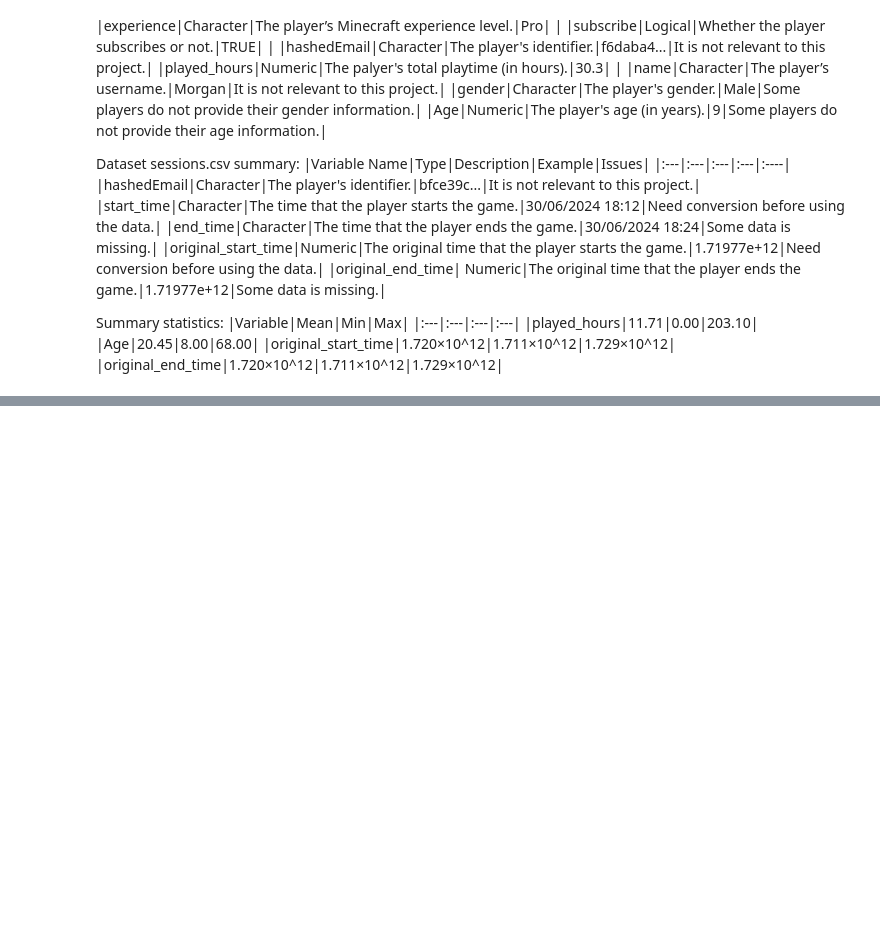
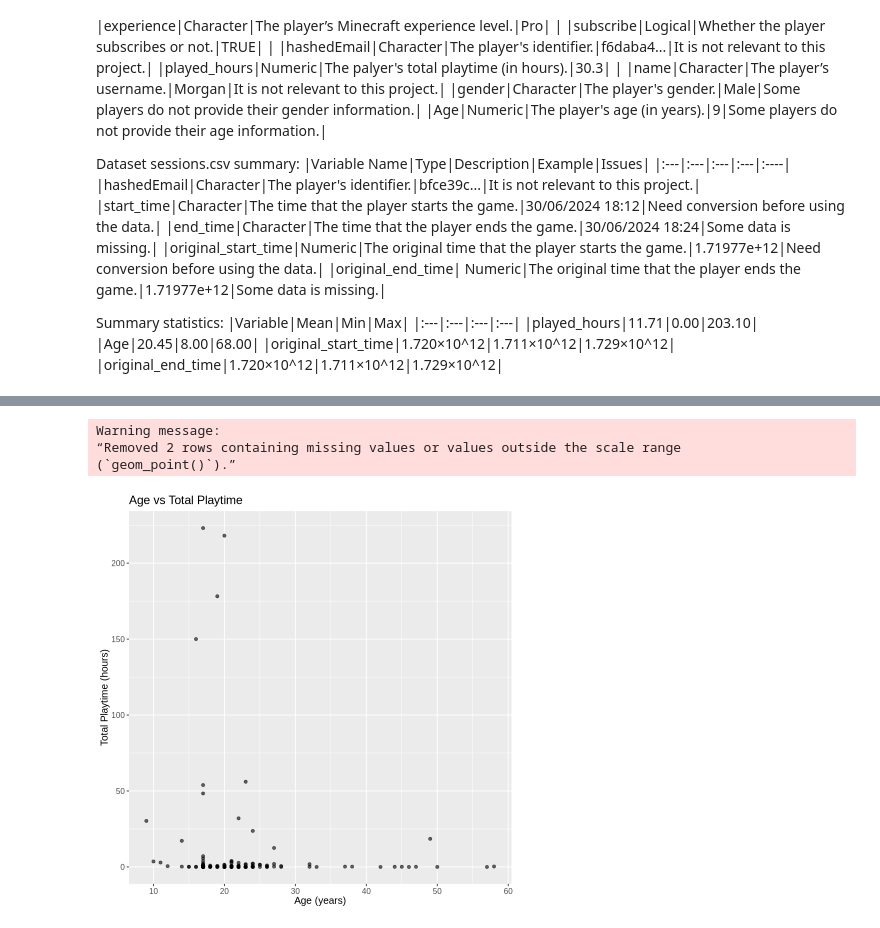
Before and after one commit to cxy641/Project-DSCI100-004-30, a Jupyter notebook: project proposal.ipynb, the cells around one changed output, grey strips where cells are left out. Cells and saved outputs as stored; diff of their text form; code cells hidden in the pictures; blank space fills up the shorter version.

Commit message:
Add code
Add code to the proposal, make a few exploratory visualizations of the data to help understand it better.

```diff
--- a/project proposal.ipynb
+++ b/project proposal.ipynb
@@ -38,0 +41,5 @@ Specific question: Can a player's Minecraft experience level, gender and age pre
+# %%
+library(tidyverse)
+
+players <- read_csv("players.csv")
+players
@@ -38,0 +75,12 @@ Specific question: Can a player's Minecraft experience level, gender and age pre
+# %%
+players <- players |>
+  mutate(gender = as_factor(gender), experience = as_factor(experience))
+
+players_means <- players |>
+  select(played_hours, Age) |>
+  summarise(across(played_hours:Age, mean, na.rm = TRUE)) |>
+  pivot_longer(cols = played_hours:Age,
+               names_to = "Variable",
+               values_to = "Mean")
+
+players_means
@@ -38,0 +93,14 @@ Specific question: Can a player's Minecraft experience level, gender and age pre
+# %%
+age <- players |>
+  ggplot(aes(x = Age, y = played_hours)) +
+  geom_point(alpha = 0.6) +
+  labs(title = "Age vs Total Playtime",
+       x = "Age (years)",
+       y = "Total Playtime (hours)") +
+  theme(text = element_text(size = 12))
+age
+# %% [output]
+Warning message:
+“Removed 2 rows containing missing values or values outside the scale range
+(`geom_point()`).”
+[figure, added]
```
Also changed, not shown: parts of 7 cells of this notebook.
